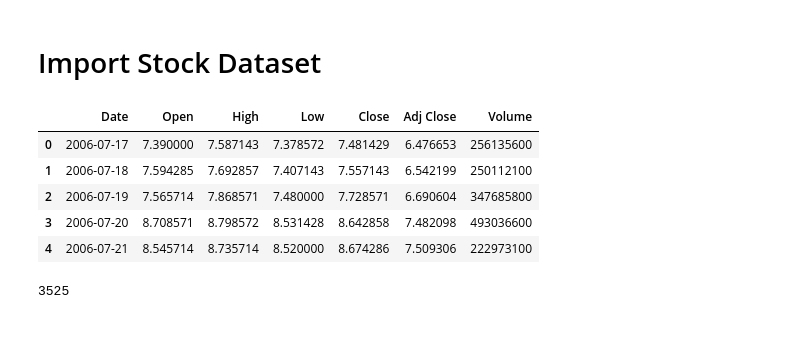
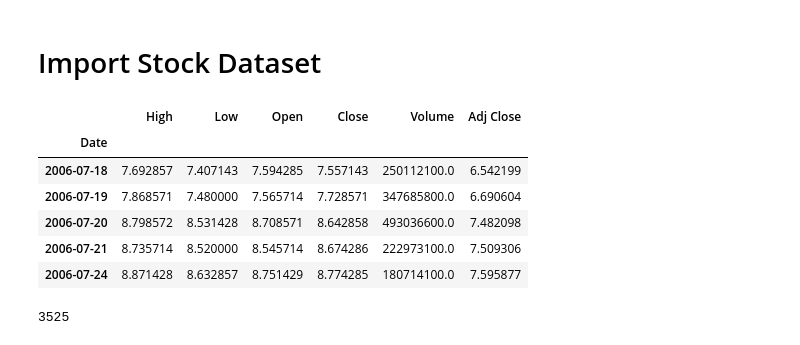
Before and after one commit to dharm1k987/tensorflow_covid-19, a Jupyter notebook: tensorflow_stock_prediction/Stock Prediction.ipynb, the cells around one changed output. Cells and saved outputs as stored; diff of their text form; code cells hidden in the pictures.

Commit message:
removed csv and instead fetch data using pandas library

```diff
--- a/tensorflow_stock_prediction/Stock Prediction.ipynb
+++ b/tensorflow_stock_prediction/Stock Prediction.ipynb
@@ -9,15 +11,18 @@ import matplotlib.pyplot as plt
 # %% [markdown]
 # Import Stock Dataset
-# %%
-# APPLE stock data from 2006-07-18 to 2020-07-18
-data = pd.read_csv('./AAPL.csv')
-data.head()
-# %% [output]
-|  | Date | Open | High | Low | Close | Adj Close | Volume |
-| 0 | 2006-07-17 | 7.390000 | 7.587143 | 7.378572 | 7.481429 | 6.476653 | 256135600 |
-| 1 | 2006-07-18 | 7.594285 | 7.692857 | 7.407143 | 7.557143 | 6.542199 | 250112100 |
-| 2 | 2006-07-19 | 7.565714 | 7.868571 | 7.480000 | 7.728571 | 6.690604 | 347685800 |
-| 3 | 2006-07-20 | 8.708571 | 8.798572 | 8.531428 | 8.642858 | 7.482098 | 493036600 |
-| 4 | 2006-07-21 | 8.545714 | 8.735714 | 8.520000 | 8.674286 | 7.509306 | 222973100 |
+# %%
+import pandas_datareader as pdr
+from datetime import datetime
+
+data = pdr.get_data_yahoo(symbols='AAPL', start=datetime(2006, 7, 18), end=datetime(2020, 7, 18))
+data.head()
+# %% [output]
+|  | High | Low | Open | Close | Volume | Adj Close |
+| Date |  |  |  |  |  |  |
+| 2006-07-18 | 7.692857 | 7.407143 | 7.594285 | 7.557143 | 250112100.0 | 6.542199 |
+| 2006-07-19 | 7.868571 | 7.480000 | 7.565714 | 7.728571 | 347685800.0 | 6.690604 |
+| 2006-07-20 | 8.798572 | 8.531428 | 8.708571 | 8.642858 | 493036600.0 | 7.482098 |
+| 2006-07-21 | 8.735714 | 8.520000 | 8.545714 | 8.674286 | 222973100.0 | 7.509306 |
+| 2006-07-24 | 8.871428 | 8.632857 | 8.751429 | 8.774285 | 180714100.0 | 7.595877 |
 # %%
 # this many entries
```
Also changed, not shown: parts of 4 cells of this notebook, 1 other file.
